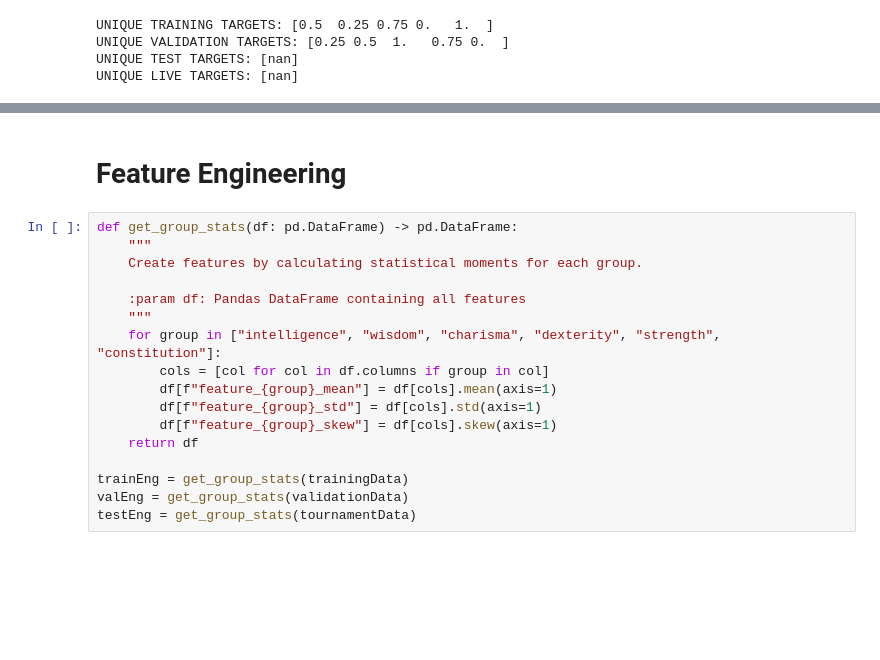
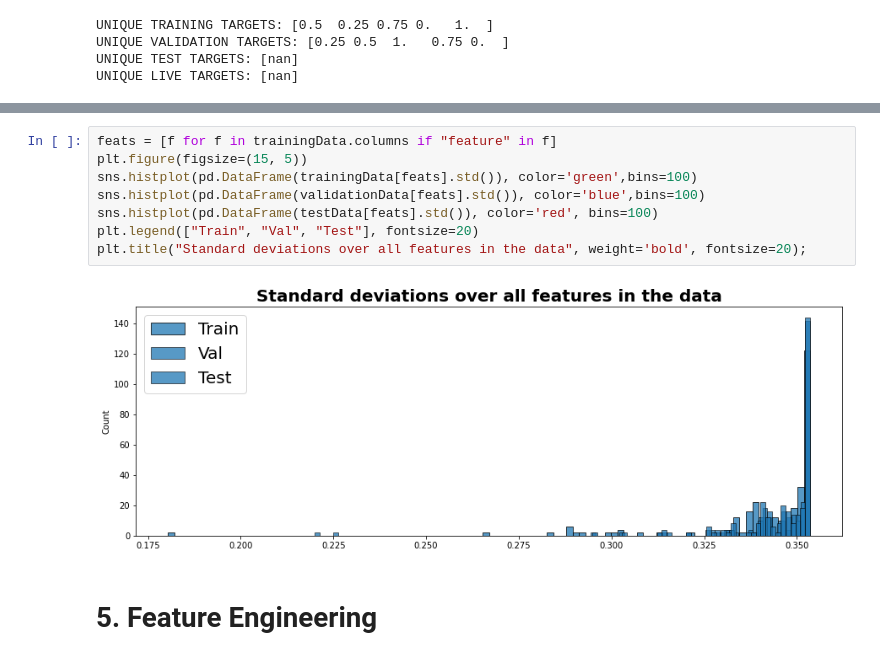
Before and after one commit to toadmo/ml_numerai, a Jupyter notebook: CS485_Project.ipynb, the cells around one changed output, grey strips where cells are left out. Drawn from its saved outputs; the diff is of its cells as text; blank space fills up the shorter version.

```diff
--- a/CS485_Project.ipynb
+++ b/CS485_Project.ipynb
@@ -98,19 +171,12 @@ UNIQUE LIVE TARGETS: [nan]
+# %%
+feats = [f for f in trainingData.columns if "feature" in f]
+plt.figure(figsize=(15, 5))
+sns.histplot(pd.DataFrame(trainingData[feats].std()), color='green',bins=100)
+sns.histplot(pd.DataFrame(validationData[feats].std()), color='blue',bins=100)
+sns.histplot(pd.DataFrame(testData[feats].std()), color='red', bins=100)
+plt.legend(["Train", "Val", "Test"], fontsize=20)
+plt.title("Standard deviations over all features in the data", weight='bold', fontsize=20);
+# %% [output]
+[figure, added]
 # %% [markdown]
-# Feature Engineering
+# 5. Feature Engineering
-# %%
-def get_group_stats(df: pd.DataFrame) -> pd.DataFrame:
-    """
-    Create features by calculating statistical moments for each group.
-
-    :param df: Pandas DataFrame containing all features
-    """
-    for group in ["intelligence", "wisdom", "charisma", "dexterity", "strength", "constitution"]:
-        cols = [col for col in df.columns if group in col]
-        df[f"feature_{group}_mean"] = df[cols].mean(axis=1)
-        df[f"feature_{group}_std"] = df[cols].std(axis=1)
-        df[f"feature_{group}_skew"] = df[cols].skew(axis=1)
-    return df
-
-trainEng = get_group_stats(trainingData)
-valEng = get_group_stats(validationData)
-testEng = get_group_stats(tournamentData)
```
Also changed, not shown: parts of 30 cells of this notebook, 1 other file.
